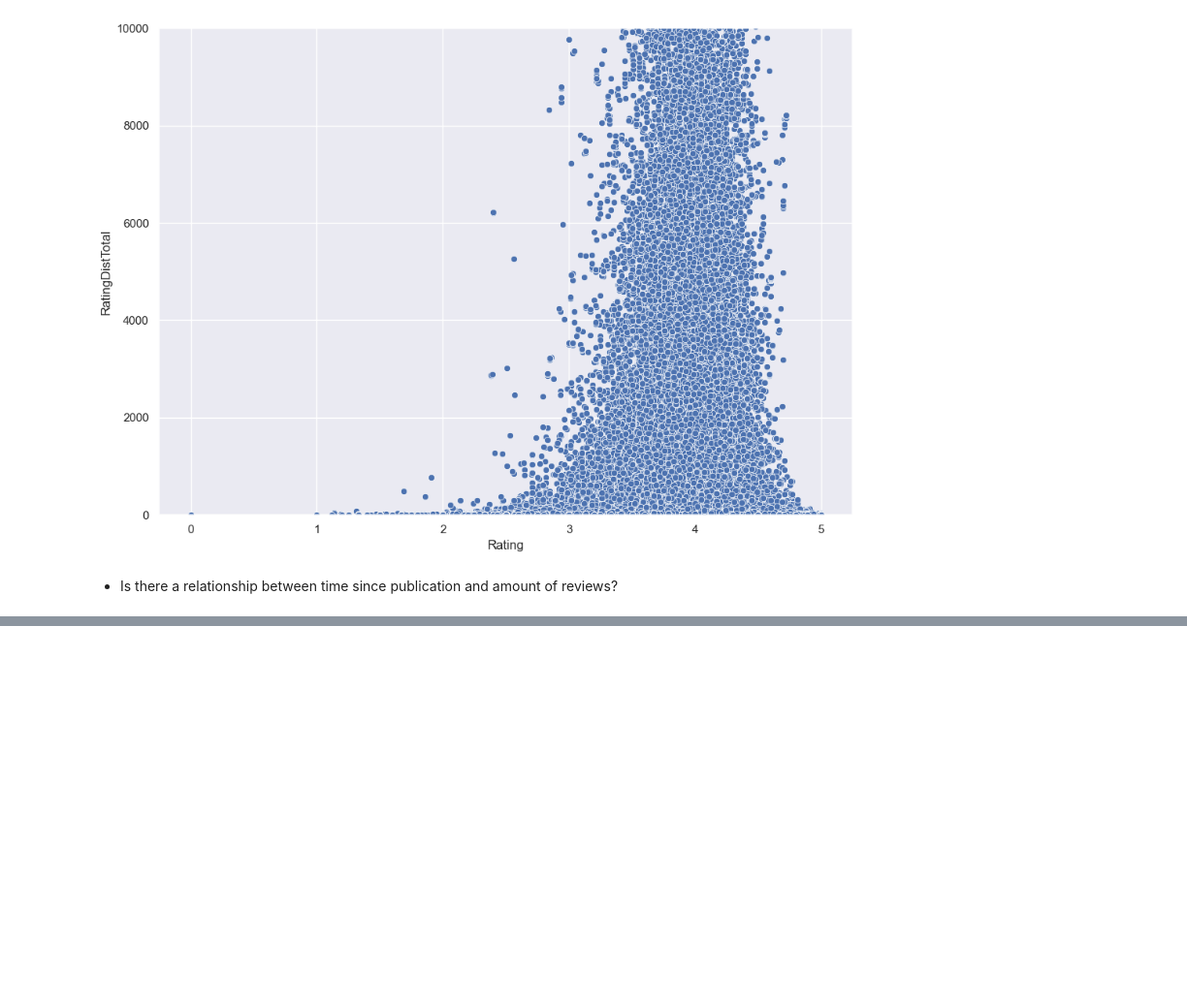
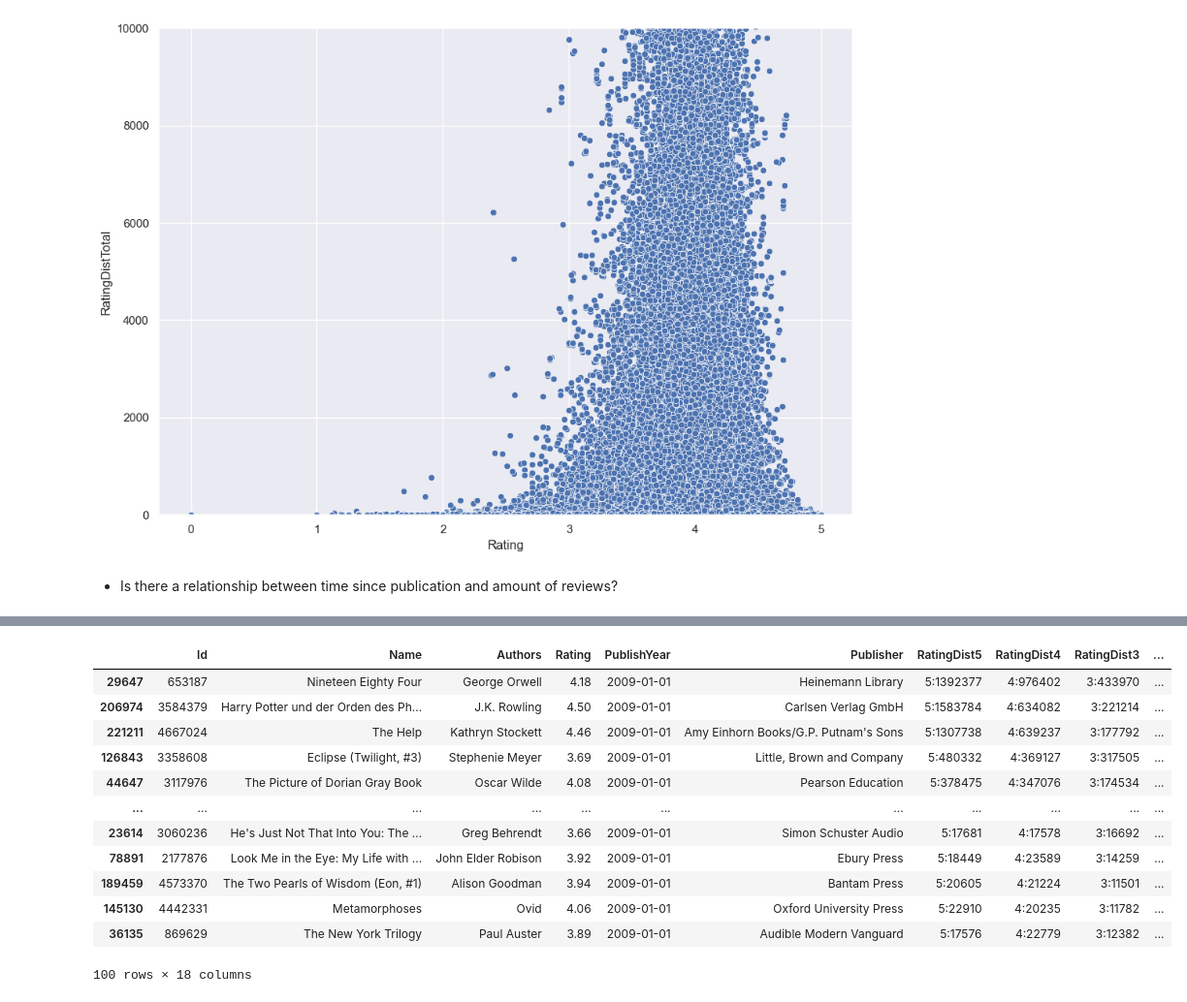
Before and after one commit to andyzilla/goodreads_popularity_prediction, a Jupyter notebook: notebooks/00 - EDA.ipynb, the cells around one changed output, grey strips where cells are left out. Shown at 97% size. Drawn from its saved outputs; the diff is of its cells as text; code cells hidden in the pictures; blank space fills up the shorter version.

```diff
--- a/notebooks/00 - EDA.ipynb
+++ b/notebooks/00 - EDA.ipynb
@@ -441,0 +494,16 @@ df['Name']
+# %%
+last_years_df[last_years_df['PublishYear'].dt.year == 2009].sort_values('RatingDistTotal', ascending=False).head(100)
+# %% [output]
+|  | Id | Name | Authors | Rating | PublishYear | Publisher | RatingDist5 | RatingDist4 | RatingDist3 | ... |
+| 29647 | 653187 | Nineteen Eighty Four | George Orwell | 4.18 | 2009-01-01 | Heinemann Library | 5:1392377 | 4:976402 | 3:433970 | ... |
+| 206974 | 3584379 | Harry Potter und der Orden des Ph... | J.K. Rowling | 4.50 | 2009-01-01 | Carlsen Verlag GmbH | 5:1583784 | 4:634082 | 3:221214 | ... |
+| 221211 | 4667024 | The Help | Kathryn Stockett | 4.46 | 2009-01-01 | Amy Einhorn Books/G.P. Putnam's Sons | 5:1307738 | 4:639237 | 3:177792 | ... |
+| 126843 | 3358608 | Eclipse (Twilight, #3) | Stephenie Meyer | 3.69 | 2009-01-01 | Little, Brown and Company | 5:480332 | 4:369127 | 3:317505 | ... |
+| 44647 | 3117976 | The Picture of Dorian Gray Book | Oscar Wilde | 4.08 | 2009-01-01 | Pearson Education | 5:378475 | 4:347076 | 3:174534 | ... |
+| ... | ... | ... | ... | ... | ... | ... | ... | ... | ... | ... |
+| 23614 | 3060236 | He's Just Not That Into You: The ... | Greg Behrendt | 3.66 | 2009-01-01 | Simon Schuster Audio | 5:17681 | 4:17578 | 3:16692 | ... |
+| 78891 | 2177876 | Look Me in the Eye: My Life with ... | John Elder Robison | 3.92 | 2009-01-01 | Ebury Press | 5:18449 | 4:23589 | 3:14259 | ... |
+| 189459 | 4573370 | The Two Pearls of Wisdom (Eon, #1) | Alison Goodman | 3.94 | 2009-01-01 | Bantam Press | 5:20605 | 4:21224 | 3:11501 | ... |
+| 145130 | 4442331 | Metamorphoses | Ovid | 4.06 | 2009-01-01 | Oxford University Press | 5:22910 | 4:20235 | 3:11782 | ... |
+| 36135 | 869629 | The New York Trilogy | Paul Auster | 3.89 | 2009-01-01 | Audible Modern Vanguard | 5:17576 | 4:22779 | 3:12382 | ... |
+100 rows × 18 columns
```
Also changed, not shown: parts of 7 cells of this notebook, 6 other files.
